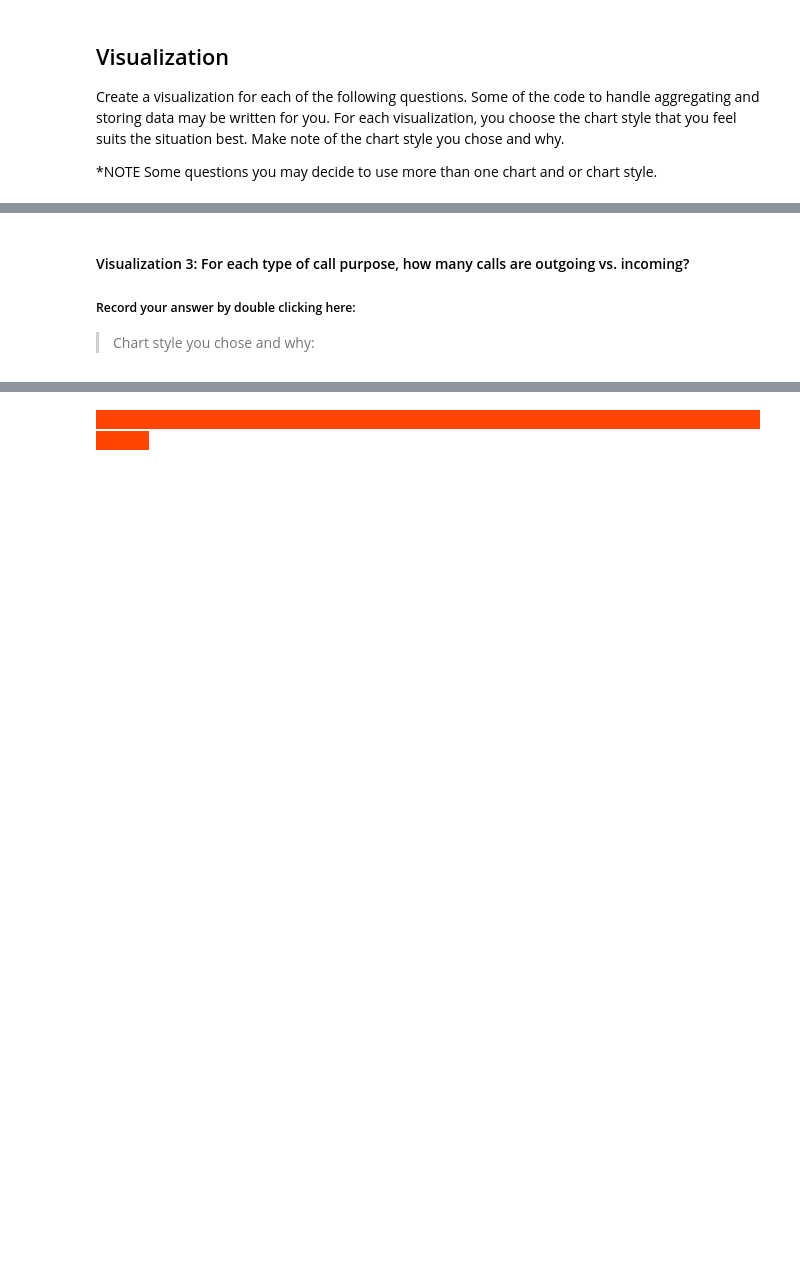
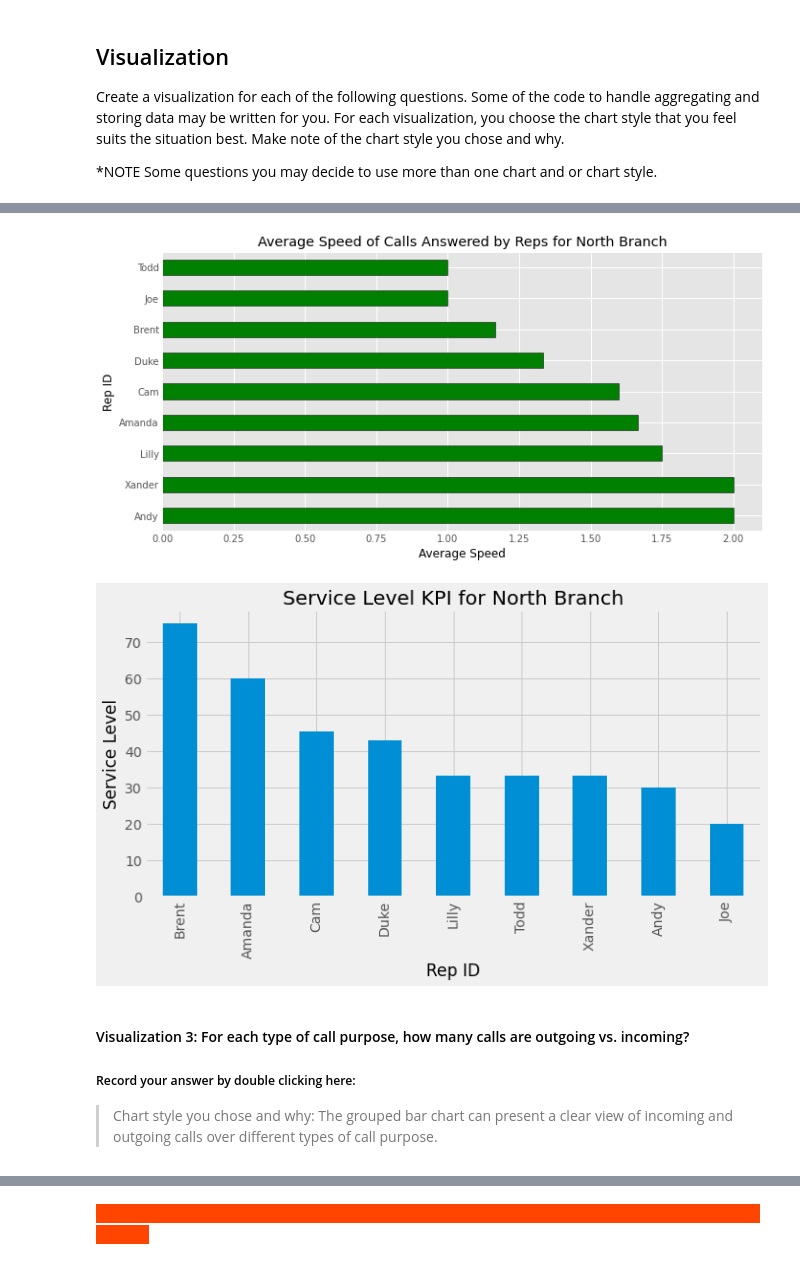
Before and after one commit to Flora-Cheung/call-center-cleanup-assignment, a Jupyter notebook: Call_Center_Cleanup.ipynb, the cells around one changed output, grey strips where cells are left out. Cells and saved outputs as stored; diff of their text form; code cells hidden in the pictures; blank space fills up the shorter version.

```diff
--- a/Call_Center_Cleanup.ipynb
+++ b/Call_Center_Cleanup.ipynb
@@ -467,31 +485,68 @@ for i in range(4):
 # %%
 # Create visualization 2 here
+
 # north_plt contains the data you need for the average speed of answer of each rep
-
-north_plt = north.groupby("Rep ID")["Incoming Wait Time"].mean().to_frame().reset_index()
+north_plt = north_df_waittime.groupby("Rep ID")["Incoming Wait Time"].mean().to_frame().reset_index()
 
 # Finding each Rep's Personal Service Level Percentage.  Basically, Calls within 2 secs / total calls
 
-# Table 1: Total Incoming calls less than 2 seconds grouped by Rep
-quick_calls = north[north["Incoming Wait Time"] <= 2.0]
+# Table 1: Total Incoming calls less than 2 seconds grouped by Rep ID
+quick_calls = north_df_waittime[north_df_waittime["Incoming Wait Time"] <= 2.0]
 quick_reps = quick_calls[["Rep ID", "Calls"]]
-quick_stats = quick_reps.groupby(["Rep ID"]).sum()  # Final Table
+quick_stats = quick_reps.groupby(["Rep ID"]).sum() # Final Table
 
-
-# Table 2: Total Incoming Calls Only grouped by Rep
-total_calls_in = north[north["Incoming or Outgoing"] == "Incoming"]
+# Table 2: Total Incoming Calls grouped by Rep ID
+total_calls_in = north_df_total_incoming[north_df_total_incoming["Incoming or Outgoing"] == "Incoming"]
 rep_calls = total_calls_in[["Rep ID", "Calls"]]
 total_stats = rep_calls.groupby(["Rep ID"]).sum() # Final Table
 
 #  Table 3: Service Level Percentage created via merge
-service_level = pd.merge(quick_stats, total_stats, on="Rep ID")
+service_level = pd.merge(quick_stats, total_stats, on = "Rep ID")
 
 # Create Percentage Column in Table 3
 service_level["Service Level %"] = service_level["Calls_x"]/service_level["Calls_y"] * 100
 
-#Your Code Here:
+# Your Code Here:
+
+# Average speed of Answer KPI Chart - Horizontal Bar Chart
+
+# Set Index
+north_plt = north_plt.set_index("Rep ID")
+
+# Sort for better view of performance per Rep ID in descending order
+north_plt = north_plt.sort_values(["Incoming Wait Time"], ascending = False)
+
+# Create Horizontal Bar Chart
+plt.style.use("ggplot")
+north_plt.plot.barh(legend = False, color = 'green', edgecolor = 'black')
+plt.title('Average Speed of Calls Answered by Reps for North Branch', color = 'black')
+plt.xlabel('Average Speed', color = 'black')
+plt.ylabel('Rep ID', color = 'black')
+#plt.xticks(color = 'black')
+#plt.yticks(color = 'black')
+plt.savefig('bar_horizontal.png')
+plt.show()
+
+# Service Level KPI - Vertical Bar Chart
+service_level_kpi = service_level.drop(["Calls_x" , "Calls_y"], axis = 1)
+service_level_kpi = service_level_kpi.sort_values(["Service Level %"], ascending = False)
+
+# Create Vertical Bar Chart
+plt.style.use("fivethirtyeight")
+service_level_kpi.plot(kind = 'bar', legend = False)
+plt.title('Service Level KPI for North Branch', color = 'black')
+#plt.xticks(color = 'black')
+#plt.yticks(color = 'black')
+plt.ylabel('Service Level', color = 'black')
+plt.xlabel('Rep ID', color = 'black')
+plt.savefig('bar_vertical.png')
+plt.show()
+# %% [output]
+[figure, added]
+[figure, added]
 # %% [markdown]
 #### Visualization 3: For each type of call purpose, how many calls are outgoing vs. incoming?
 ##### Record your answer by double clicking here:
 
 > Chart style you chose and why:
+The grouped bar chart can present a clear view of incoming and outgoing calls over different types of call purpose.
```
Also changed, not shown: parts of 18 cells of this notebook, 7 other files.
